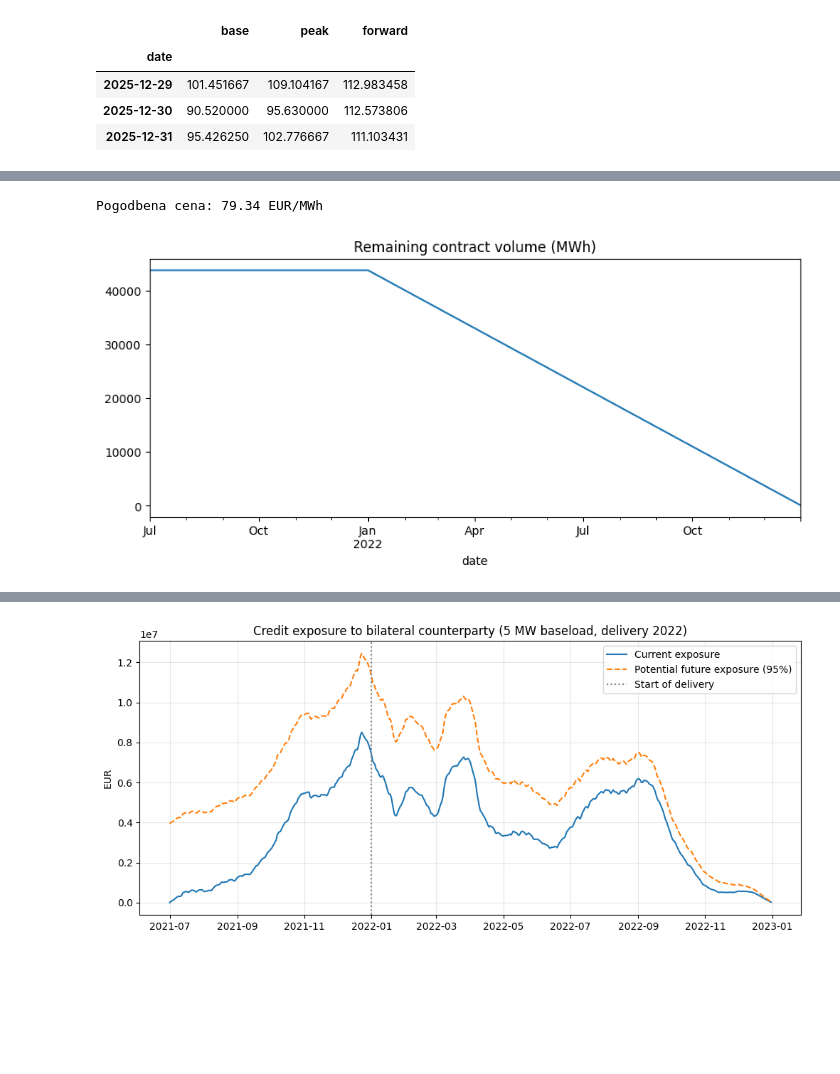
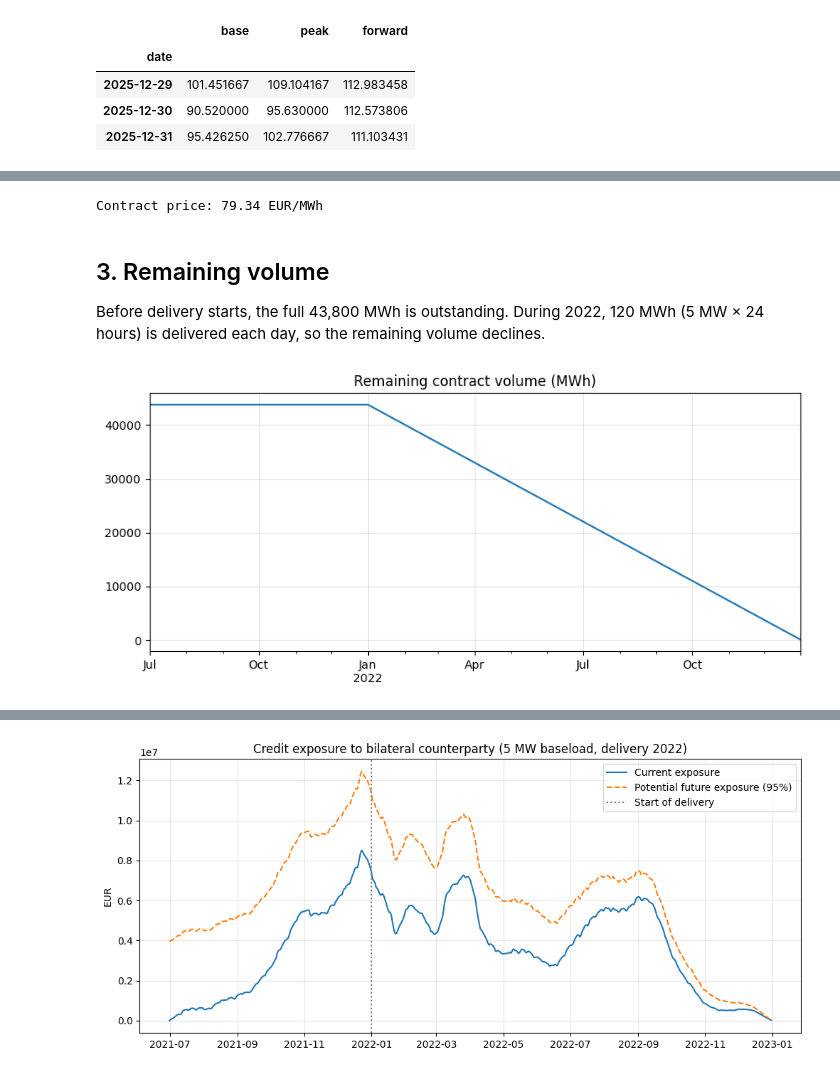
Before and after one commit to velezverespeter/energy-trading-risk, a Jupyter notebook: notebooks/04_credit_risk.ipynb, the cells around one changed output, grey strips where cells are left out. Cells and saved outputs as stored; diff of their text form; code cells hidden in the pictures; blank space fills up the shorter version.

```diff
--- a/notebooks/04_credit_risk.ipynb
+++ b/notebooks/04_credit_risk.ipynb
@@ -5,7 +20,6 @@ import pandas as pd
 import matplotlib.pyplot as plt
 
 daily = pd.read_csv("si_prices_daily.csv", index_col=0, parse_dates=True)
-daily = daily[daily.index < "2026-01-01"]
 daily["forward"] = daily["base"].rolling(30).mean()
 daily.tail(3)
 # %% [output]
@@ -17,23 +35,29 @@ daily.tail(3)
 # %%
-pogodba = daily.loc["2021-07-01":"2022-12-31"].copy()
+contract = daily.loc["2021-07-01":"2022-12-31"].copy()
 
-pogodbena_cena = pogodba["forward"].iloc[0]
-print(f"Pogodbena cena: {pogodbena_cena:.2f} EUR/MWh")
+contract_price = contract["forward"].iloc[0]
+print(f"Contract price: {contract_price:.2f} EUR/MWh")
 # %% [output]
-Pogodbena cena: 79.34 EUR/MWh
+Contract price: 79.34 EUR/MWh
+# %% [markdown]
+## 3. Remaining volume
+
+Before delivery starts, the full 43,800 MWh is outstanding. During 2022, 120 MWh (5 MW × 24 hours) is delivered each day, so the remaining volume declines.
 # %%
-zacetek_dobave = pd.Timestamp("2022-01-01")
-konec_dobave = pd.Timestamp("2023-01-01")
+delivery_start = pd.Timestamp("2022-01-01")
+delivery_end = pd.Timestamp("2023-01-01")
 
-def preostala_kolicina(datum):
-    if datum < zacetek_dobave:
+def remaining_volume(date):
+    if date < delivery_start:
         return 5 * 24 * 365
     else:
-        return 5 * 24 * (konec_dobave - datum).days
+        return 5 * 24 * (delivery_end - date).days
 
-pogodba["remaining"] = [preostala_kolicina(d) for d in pogodba.index]
+contract["remaining"] = [remaining_volume(d) for d in contract.index]
 
-pogodba["remaining"].plot(figsize=(10, 4), title="Remaining contract volume (MWh)")
+contract["remaining"].plot(figsize=(10, 4), title="Remaining contract volume (MWh)")
+plt.xlabel("")
+plt.grid(alpha=0.3)
 plt.show()
 # %% [output]
-[figure, old version]
+[figure, new version]
```
Also changed, not shown: parts of 12 cells of this notebook.
